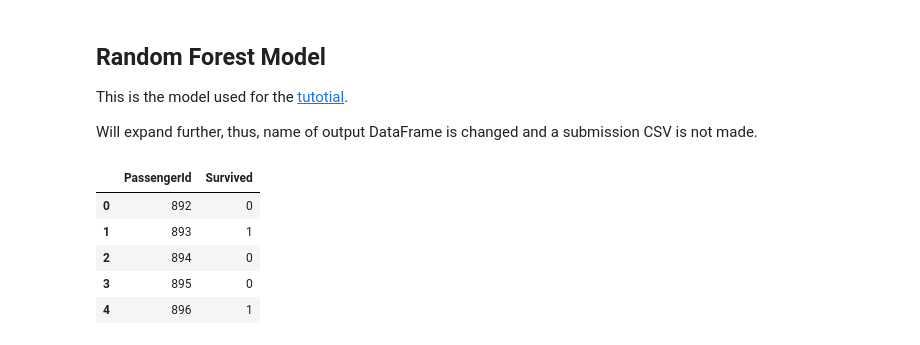
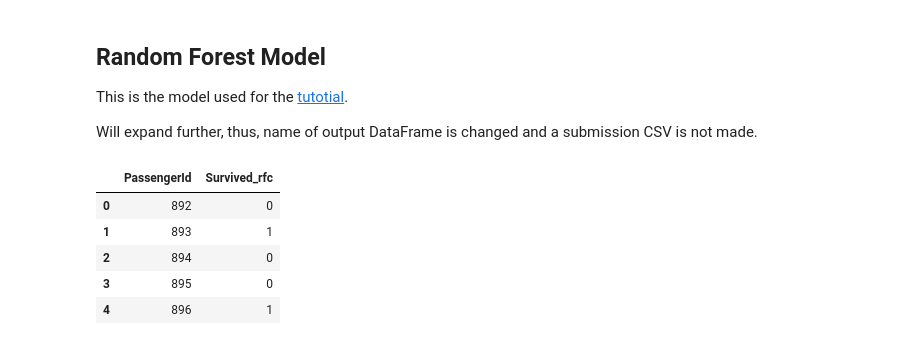
Before and after one commit to smin0303/kaggle-titanic, a Jupyter notebook: titanic.ipynb, the cells around one changed output. Drawn from its saved outputs; the diff is of its cells as text; code cells hidden in the pictures.

```diff
--- a/titanic.ipynb
+++ b/titanic.ipynb
@@ -152,25 +152,22 @@ Will expand further, thus, name of output DataFrame is changed and a submission
 # %%
 from sklearn.ensemble import RandomForestClassifier
 
 y = train_data["Survived"]
 
 features = ["Pclass", "Sex", "SibSp", "Parch"]
 X = pd.get_dummies(train_data[features])
 X_test = pd.get_dummies(test_data[features])
 
-model = RandomForestClassifier(n_estimators=100, max_depth=5, random_state=1)
-model.fit(X, y)
-predictions = model.predict(X_test)
+rfc_model = RandomForestClassifier(n_estimators=100, max_depth=5, random_state=1)
+rfc_model.fit(X, y)
+predictions_rfc = rfc_model.predict(X_test)
 
-rfc = pd.DataFrame({'PassengerId': test_data.PassengerId, 'Survived': predictions})
-# rfc.to_csv('submission.csv', index=False)
-# print("Your submission was successfully saved!")
+rfc = pd.DataFrame({'PassengerId': test_data.PassengerId, 'Survived_rfc': predictions_rfc})
+rfc.head()
+# %% [output]
+|  | PassengerId | Survived_rfc |
+| 0 | 892 | 0 |
+| 1 | 893 | 1 |
+| 2 | 894 | 0 |
+| 3 | 895 | 0 |
+| 4 | 896 | 1 |
-# %%
-rfc.head()
-# %% [output]
-|  | PassengerId | Survived |
-| 0 | 892 | 0 |
-| 1 | 893 | 1 |
-| 2 | 894 | 0 |
-| 3 | 895 | 0 |
-| 4 | 896 | 1 |
```
Also changed, not shown: parts of 12 cells of this notebook, 2 other files.
